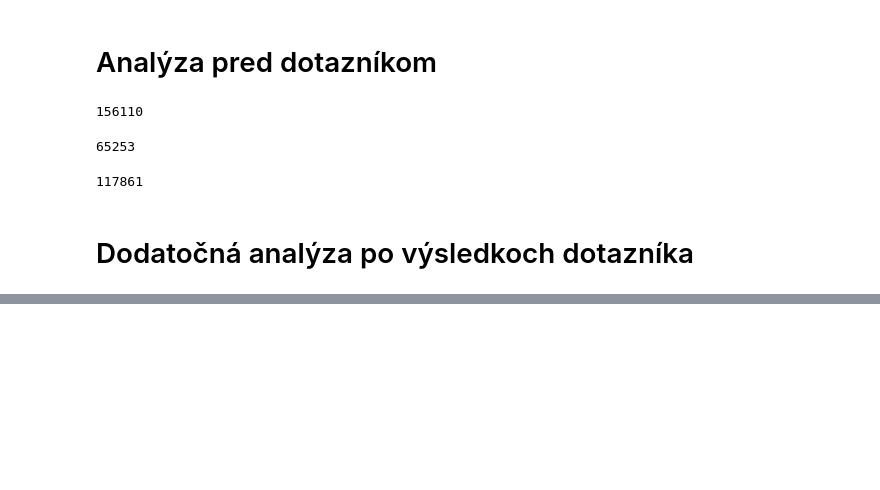
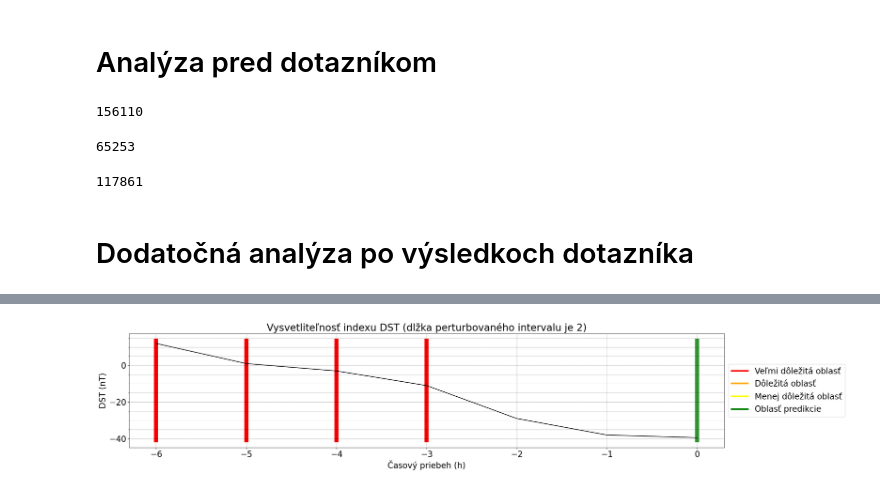
Before and after one commit to Marek929Z/BP-MarekZboray, a Jupyter notebook: 6_6_model_XAI.ipynb, the cells around one changed output, grey strips where cells are left out. Cells and saved outputs as stored; diff of their text form; code cells hidden in the pictures; blank space fills up the shorter version.

```diff
--- a/6_6_model_XAI.ipynb
+++ b/6_6_model_XAI.ipynb
@@ -648,0 +696,3 @@ for i in range(0, 156109):
+# %%
+perturbation_method_with_predicted_value(sequence[list_index[1]], model, 2, np.mean(sequence[list_index[1]]))
+# %% [output]
@@ -648,0 +703 @@ for i in range(0, 156109):
+[figure, added]
```
Also changed, not shown: parts of 23 cells of this notebook.
